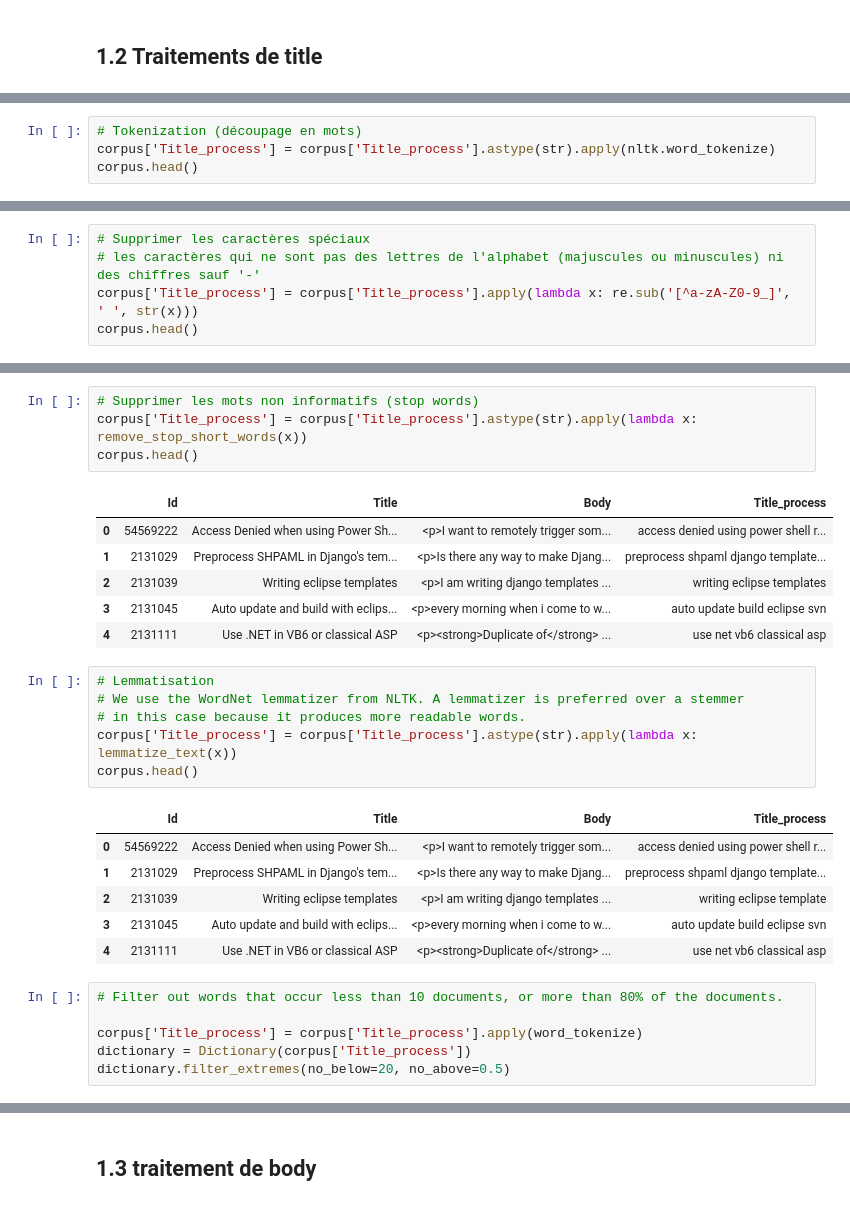
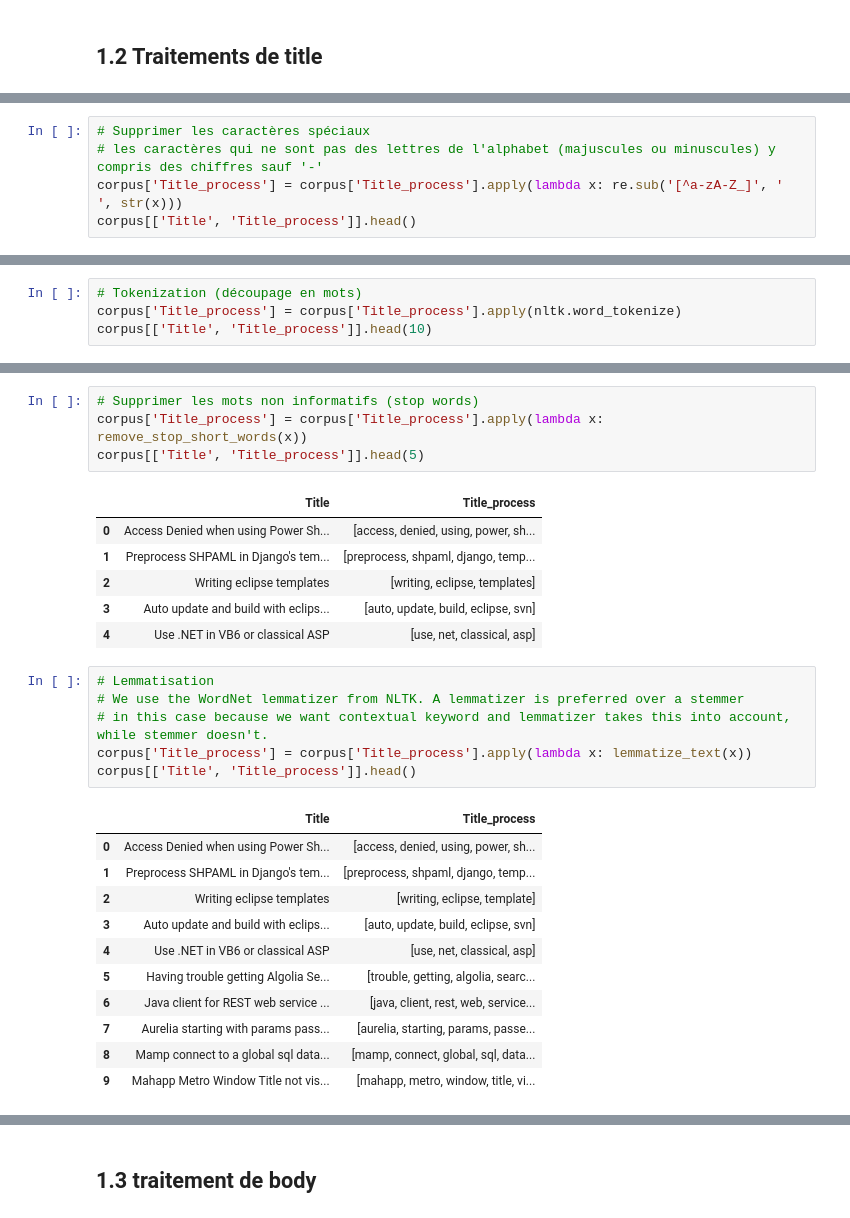
Before and after one commit to riverage86/OC_Projet5, a Jupyter notebook: explore.ipynb, the cells around one changed output, grey strips where cells are left out. Drawn from its saved outputs; the diff is of its cells as text.

```diff
--- a/explore.ipynb
+++ b/explore.ipynb
@@ -115,0 +374,5 @@ corpus['Title_process'] = corpus['Title'].str.lower()
+# %%
+# Supprimer les caractères spéciaux
+# les caractères qui ne sont pas des lettres de l'alphabet (majuscules ou minuscules) y compris des chiffres sauf '-'
+corpus['Title_process'] = corpus['Title_process'].apply(lambda x: re.sub('[^a-zA-Z_]', ' ', str(x)))
+corpus[['Title', 'Title_process']].head()
@@ -116,5 +386,5 @@ corpus['Title_process'] = corpus['Title'].str.lower()
 # %%
 # Tokenization (découpage en mots)
-corpus['Title_process'] = corpus['Title_process'].astype(str).apply(nltk.word_tokenize)
-corpus.head()
+corpus['Title_process'] = corpus['Title_process'].apply(nltk.word_tokenize)
+corpus[['Title', 'Title_process']].head(10)
 # %% [output]
@@ -127,5 +401,0 @@ corpus.head()
-# %%
-# Supprimer les caractères spéciaux
-# les caractères qui ne sont pas des lettres de l'alphabet (majuscules ou minuscules) ni des chiffres sauf '-'
-corpus['Title_process'] = corpus['Title_process'].apply(lambda x: re.sub('[^a-zA-Z0-9_]', ' ', str(x)))
-corpus.head()
@@ -139,30 +402,29 @@ corpus.head()
 # %%
 # Supprimer les mots non informatifs (stop words)
-corpus['Title_process'] = corpus['Title_process'].astype(str).apply(lambda x: remove_stop_short_words(x))
-corpus.head()
+corpus['Title_process'] = corpus['Title_process'].apply(lambda x: remove_stop_short_words(x))
+corpus[['Title', 'Title_process']].head(5)
 # %% [output]
-|  | Id | Title | Body | Title_process |
-| 0 | 54569222 | Access Denied when using Power Sh... | <p>I want to remotely trigger som... | access denied using power shell r... |
-| 1 | 2131029 | Preprocess SHPAML in Django's tem... | <p>Is there any way to make Djang... | preprocess shpaml django template... |
-| 2 | 2131039 | Writing eclipse templates | <p>I am writing django templates ... | writing eclipse templates |
-| 3 | 2131045 | Auto update and build with eclips... | <p>every morning when i come to w... | auto update build eclipse svn |
-| 4 | 2131111 | Use .NET in VB6 or classical ASP | <p><strong>Duplicate of</strong> ... | use net vb6 classical asp |
+|  | Title | Title_process |
+| 0 | Access Denied when using Power Sh... | [access, denied, using, power, sh... |
+| 1 | Preprocess SHPAML in Django's tem... | [preprocess, shpaml, django, temp... |
+| 2 | Writing eclipse templates | [writing, eclipse, templates] |
+| 3 | Auto update and build with eclips... | [auto, update, build, eclipse, svn] |
+| 4 | Use .NET in VB6 or classical ASP | [use, net, classical, asp] |
 # %%
 # Lemmatisation
 # We use the WordNet lemmatizer from NLTK. A lemmatizer is preferred over a stemmer
-# in this case because it produces more readable words.
-corpus['Title_process'] = corpus['Title_process'].astype(str).apply(lambda x: lemmatize_text(x))
-corpus.head()
+# in this case because we want contextual keyword and lemmatizer takes this into account, while stemmer doesn't.
+corpus['Title_process'] = corpus['Title_process'].apply(lambda x: lemmatize_text(x))
+corpus[['Title', 'Title_process']].head()
 # %% [output]
-|  | Id | Title | Body | Title_process |
-| 0 | 54569222 | Access Denied when using Power Sh... | <p>I want to remotely trigger som... | access denied using power shell r... |
-| 1 | 2131029 | Preprocess SHPAML in Django's tem... | <p>Is there any way to make Djang... | preprocess shpaml django template... |
-| 2 | 2131039 | Writing eclipse templates | <p>I am writing django templates ... | writing eclipse template |
-| 3 | 2131045 | Auto update and build with eclips... | <p>every morning when i come to w... | auto update build eclipse svn |
-| 4 | 2131111 | Use .NET in VB6 or classical ASP | <p><strong>Duplicate of</strong> ... | use net vb6 classical asp |
+|  | Title | Title_process |
+| 0 | Access Denied when using Power Sh... | [access, denied, using, power, sh... |
+| 1 | Preprocess SHPAML in Django's tem... | [preprocess, shpaml, django, temp... |
+| 2 | Writing eclipse templates | [writing, eclipse, template] |
+| 3 | Auto update and build with eclips... | [auto, update, build, eclipse, svn] |
+| 4 | Use .NET in VB6 or classical ASP | [use, net, classical, asp] |
+| 5 | Having trouble getting Algolia Se... | [trouble, getting, algolia, searc... |
+| 6 | Java client for REST web service ... | [java, client, rest, web, service... |
+| 7 | Aurelia starting with params pass... | [aurelia, starting, params, passe... |
+| 8 | Mamp connect to a global sql data... | [mamp, connect, global, sql, data... |
+| 9 | Mahapp Metro Window Title not vis... | [mahapp, metro, window, title, vi... |
-# %%
-# Filter out words that occur less than 10 documents, or more than 80% of the documents.
-
-corpus['Title_process'] = corpus['Title_process'].apply(word_tokenize)
-dictionary = Dictionary(corpus['Title_process'])
-dictionary.filter_extremes(no_below=20, no_above=0.5)
```
Also changed, not shown: parts of 100 cells of this notebook, 1 other file.
